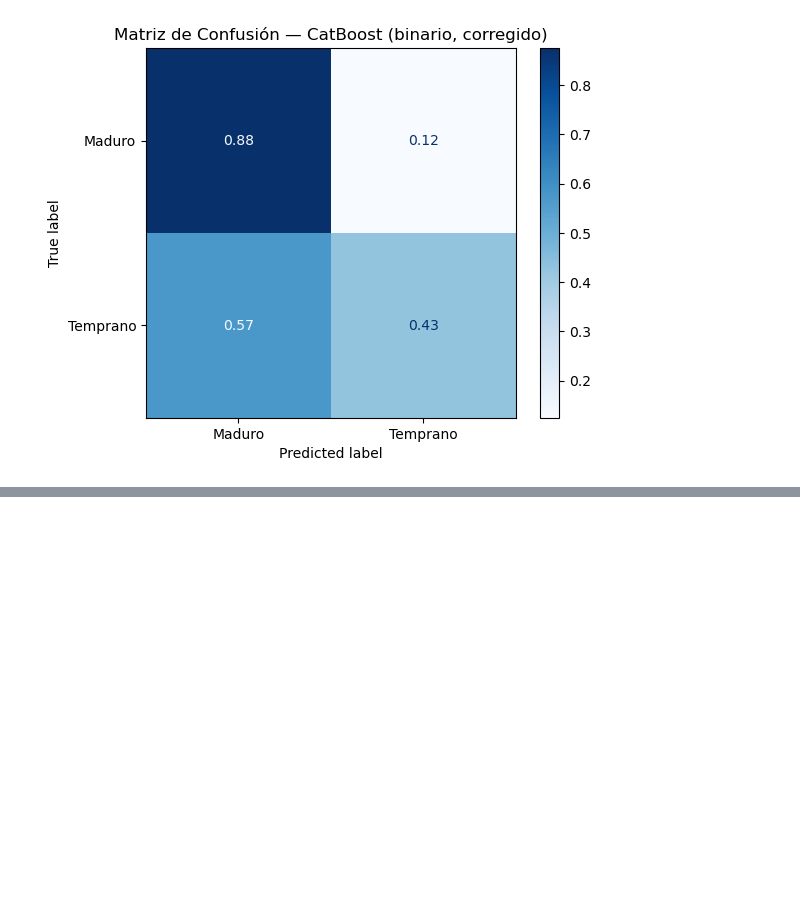
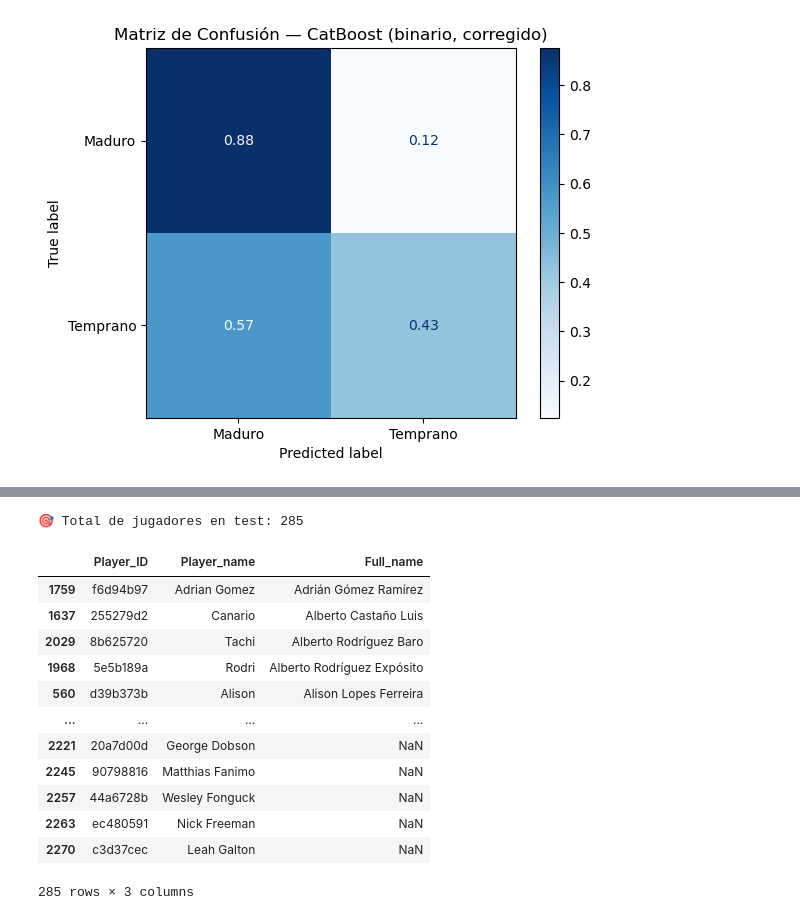
Before and after one commit to JuanmaCM7/Futpeak, a Jupyter notebook: notebooks/modelo_catboost_dos_clases.ipynb, the cells around one changed output, grey strips where cells are left out. Drawn from its saved outputs; the diff is of its cells as text; code cells hidden in the pictures; blank space fills up the shorter version.

```diff
--- a/notebooks/modelo_catboost_dos_clases.ipynb
+++ b/notebooks/modelo_catboost_dos_clases.ipynb
@@ -394,0 +403,22 @@ weighted avg       0.80      0.80      0.80      2337
+# %%
+# Obtener todos los jugadores del conjunto de test con sus nombres
+players_in_test = df_metadata[df_metadata['Player_ID'].isin(test_df['Player_ID'])][['Player_ID', 'Player_name', 'Full_name']]
+
+# Mostrar todos los jugadores disponibles en el test
+print(f"🎯 Total de jugadores en test: {len(players_in_test)}")
+display(players_in_test.sort_values('Full_name'))
+# %% [output]
+🎯 Total de jugadores en test: 285
+|  | Player_ID | Player_name | Full_name |
+| 1759 | f6d94b97 | Adrian Gomez | Adrián Gómez Ramírez |
+| 1637 | 255279d2 | Canario | Alberto Castaño Luis |
+| 2029 | 8b625720 | Tachi | Alberto Rodríguez Baro |
+| 1968 | 5e5b189a | Rodri | Alberto Rodríguez Expósito |
+| 560 | d39b373b | Alison | Alison Lopes Ferreira |
+| ... | ... | ... | ... |
+| 2221 | 20a7d00d | George Dobson | NaN |
+| 2245 | 90798816 | Matthias Fanimo | NaN |
+| 2257 | 44a6728b | Wesley Fonguck | NaN |
+| 2263 | ec480591 | Nick Freeman | NaN |
+| 2270 | c3d37cec | Leah Galton | NaN |
+285 rows × 3 columns
```
Also changed, not shown: parts of 5 cells of this notebook, 9 other files.
